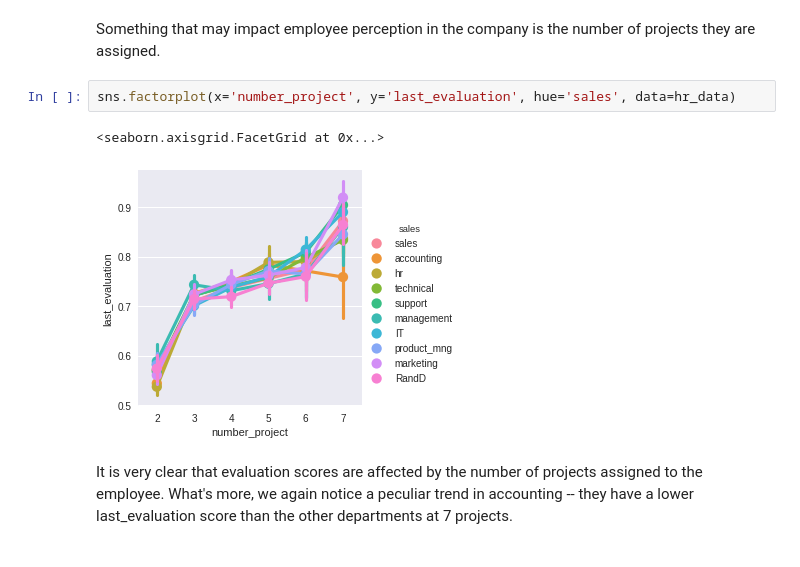
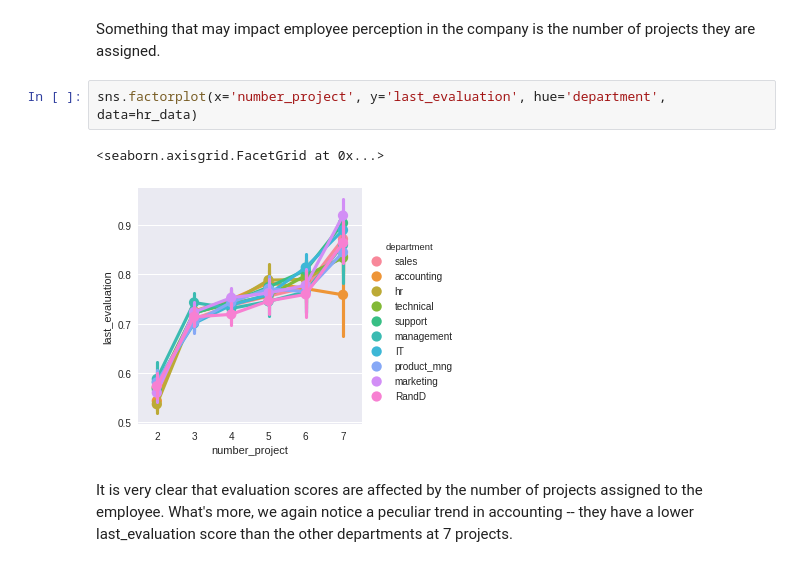
Before and after one commit to rayjustinhuang/Data-Analysis-and-Machine-Learning, a Jupyter notebook: Predicting Who Will Leave and Why - Python Machine Learning.ipynb, the cells around one changed output. Saved outputs shown, nothing was run; the diff lists cells and outputs as text.

```diff
--- a/Predicting Who Will Leave and Why - Python Machine Learning.ipynb
+++ b/Predicting Who Will Leave and Why - Python Machine Learning.ipynb
@@ -175,10 +176,10 @@ Again, in line with some of our prior observations, low salary has the lowest me
 # %% [markdown]
 Something that may impact employee perception in the company is the number of projects they are assigned.
 # %%
-sns.factorplot(x='number_project', y='last_evaluation', hue='sales', data=hr_data)
+sns.factorplot(x='number_project', y='last_evaluation', hue='department', data=hr_data)
 # %% [output]
 <seaborn.axisgrid.FacetGrid at 0x...>
-[figure, old version]
+[figure, new version]
 # %% [markdown]
 It is very clear that evaluation scores are affected by the number of projects assigned to the employee. What's more, we again notice a peculiar trend in accounting -- they have a lower last_evaluation score than the other departments at 7 projects.
 # %%
```
Also changed, not shown: parts of 14 cells of this notebook.
